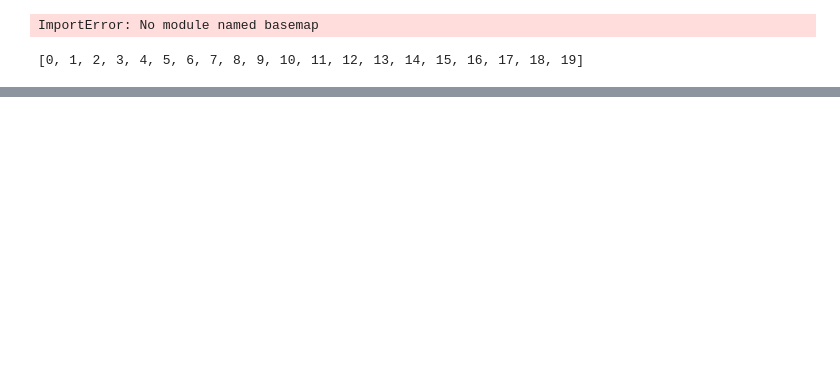
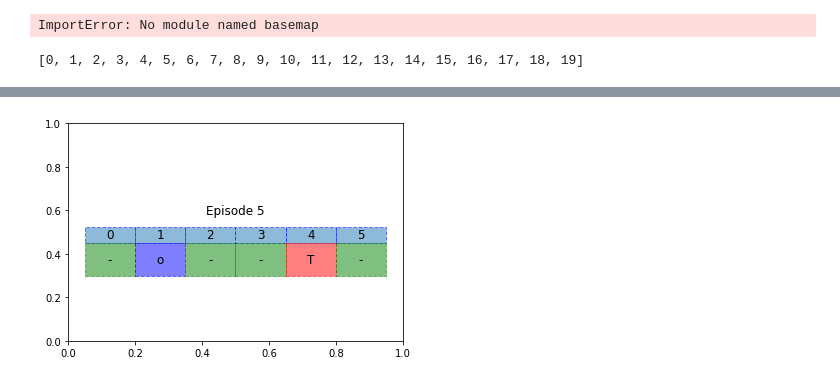
Before and after one commit to wqw547243068/wangqiwen, a Jupyter notebook: jupyter/draw.ipynb, the cells around one changed output, grey strips where cells are left out. Cells and saved outputs as stored; diff of their text form; code cells hidden in the pictures; blank space fills up the shorter version.

```diff
--- a/jupyter/draw.ipynb
+++ b/jupyter/draw.ipynb
@@ -134,0 +148,57 @@ AttributeError: 'NoneType' object has no attribute 'tk'
+# %%
+%matplotlib inline
+import numpy as np
+import matplotlib.pyplot as plt
+import matplotlib.animation as animation
+import random
+#因为update的参数是调用函数data_gen,所以第一个默认参数不能是framenum
+def update(data):
+    #line.set_ydata(data)
+    line.draw(data)
+    return line,
+
+# 每次生成10个随机数据
+def data_gen():
+    #raw_list = ['-', 'o', '-', '-', 'T', '-']
+#     while True:
+#         yield np.random.rand(10)
+    for item in data:
+        yield item
+
+# if __name__ == '__main__':
+data = [['-', 'o', '-', '-', 'T', '-'],
+        ['-', '-', 'o', '-', 'T', '-'],
+        ['-', '-', '-', 'o', 'T', '-']]
+fig = plt.figure()
+ax = fig.add_subplot(111)
+#line, = ax.plot([])
+# plt.grid()
+icon_list = ['-', 'o', '-', '-', 'T', '-']
+#def draw(icon_list, ax):
+list_len = len(icon_list)
+delta = 0.9/list_len
+color_dict = {'-':'g', 'o':'b', 'T':'r'}
+start_point = (0.05, 0.05)
+plt.text(0.5, 0.6, 'Episode 5', horizontalalignment='center',  fontsize=12,
+        verticalalignment='center', transform=ax.transAxes)
+for idx, item in enumerate(icon_list):
+    color_value = color_dict[item]
+    end_point = (start_point[0]+idx*delta, 0.3)
+    ax.add_patch(plt.Rectangle((end_point[0], end_point[1]+delta), delta, delta*0.5,
+        linestyle='--', edgecolor='b', linewidth=1, alpha=0.5))
+    plt.text(end_point[0]+0.5*delta, end_point[1]+1.25*delta, idx, horizontalalignment='center',  fontsize=12,
+        verticalalignment='center', transform=ax.transAxes)
+    ax.add_patch(plt.Rectangle(end_point, delta, delta,
+        color='%s'%(color_value), linestyle='--', edgecolor='y', linewidth=1, alpha=0.5)) #, fill=None
+    plt.text(end_point[0]+0.5*delta, end_point[1]+0.5*delta, item, horizontalalignment='center',  fontsize=12,
+        verticalalignment='center', transform=ax.transAxes)
+
+# draw(icon_list, ax)
+#ani = animation.FuncAnimation(fig, update, data_gen, interval=2*1000)
+#ani = animation.ArtistAnimation(fig, data, interval=50, repeat_delay=3000, blit=True)
+plt.show()
+
+# from IPython.display import HTML
+# HTML(ani.to_jshtml())
+# %% [output]
+[figure, added]
```
Also changed, not shown: parts of 8 cells of this notebook, 7 other files.
